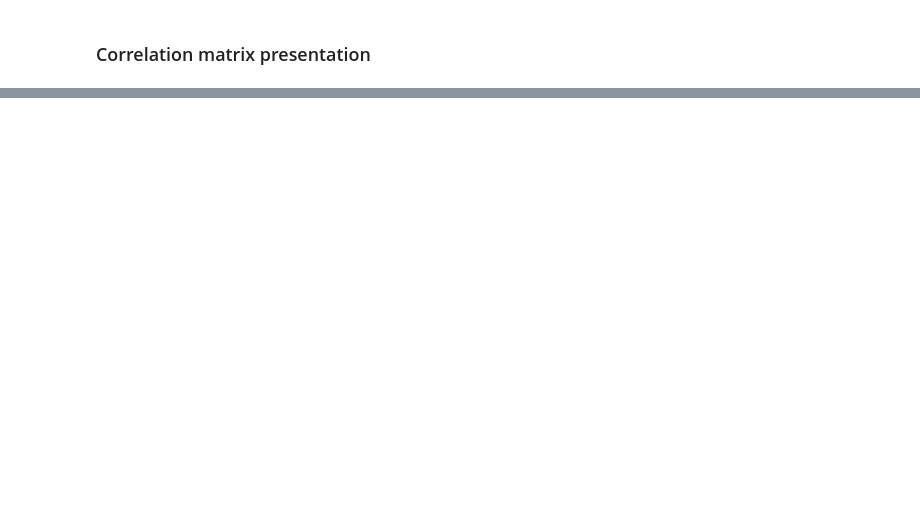
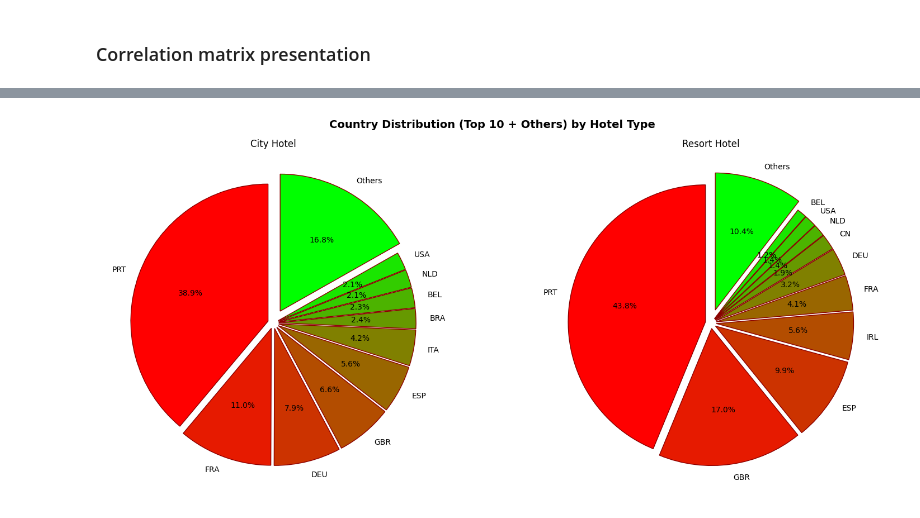
Before and after one commit to Kraszuuu/HotelBookingDemand, a Jupyter notebook: main.ipynb, the cells around one changed output, grey strips where cells are left out. Drawn from its saved outputs; the diff is of its cells as text; code cells hidden in the pictures; blank space fills up the shorter version.

```diff
--- a/main.ipynb
+++ b/main.ipynb
@@ -259,0 +303,46 @@ printComputationMatrix(ds)
+# %%
+if "plotDf" not in globals():
+    plotDf = ds.copy()
+
+hotelValues = sorted(plotDf["hotel"].dropna().unique())
+
+fig, axes = plt.subplots(1, 2, figsize=(16, 7))
+fig.suptitle("Country Distribution (Top 10 + Others) by Hotel Type", fontsize=14, fontweight="bold")
+
+for idx, hotelName in enumerate(hotelValues):
+    hotelDf = plotDf.loc[plotDf["hotel"] == hotelName].copy()
+    countryCounts = hotelDf["country"].value_counts(dropna=False)
+
+    if countryCounts.empty:
+        continue
+
+    topN = 10
+    pieSeries = countryCounts.head(topN).copy()
+    othersCount = countryCounts.iloc[topN:].sum()
+    if othersCount > 0:
+        pieSeries.loc["Others"] = othersCount
+
+    nSlices = len(pieSeries)
+    colorScale = [(1 - t, t, 0) for t in np.linspace(0, 1, nSlices)]
+
+    # Split all slices a bit; split Others more to make it stand out.
+    explode = [0.04] * nSlices
+    if "Others" in pieSeries.index:
+        explode[list(pieSeries.index).index("Others")] = 0.1
+
+    ax = axes[idx]
+    ax.pie(
+        pieSeries.values,
+        labels=pieSeries.index.astype(str),
+        autopct="%1.1f%%",
+        startangle=90,
+        colors=colorScale,
+        explode=explode,
+        wedgeprops={"edgecolor": "#8b0000", "linewidth": 1.0}
+    )
+    ax.set_title(f"{hotelName}")
+
+plt.tight_layout()
+plt.show()
+# %% [output]
+[figure, added]
```
Also changed, not shown: parts of 13 cells of this notebook.
